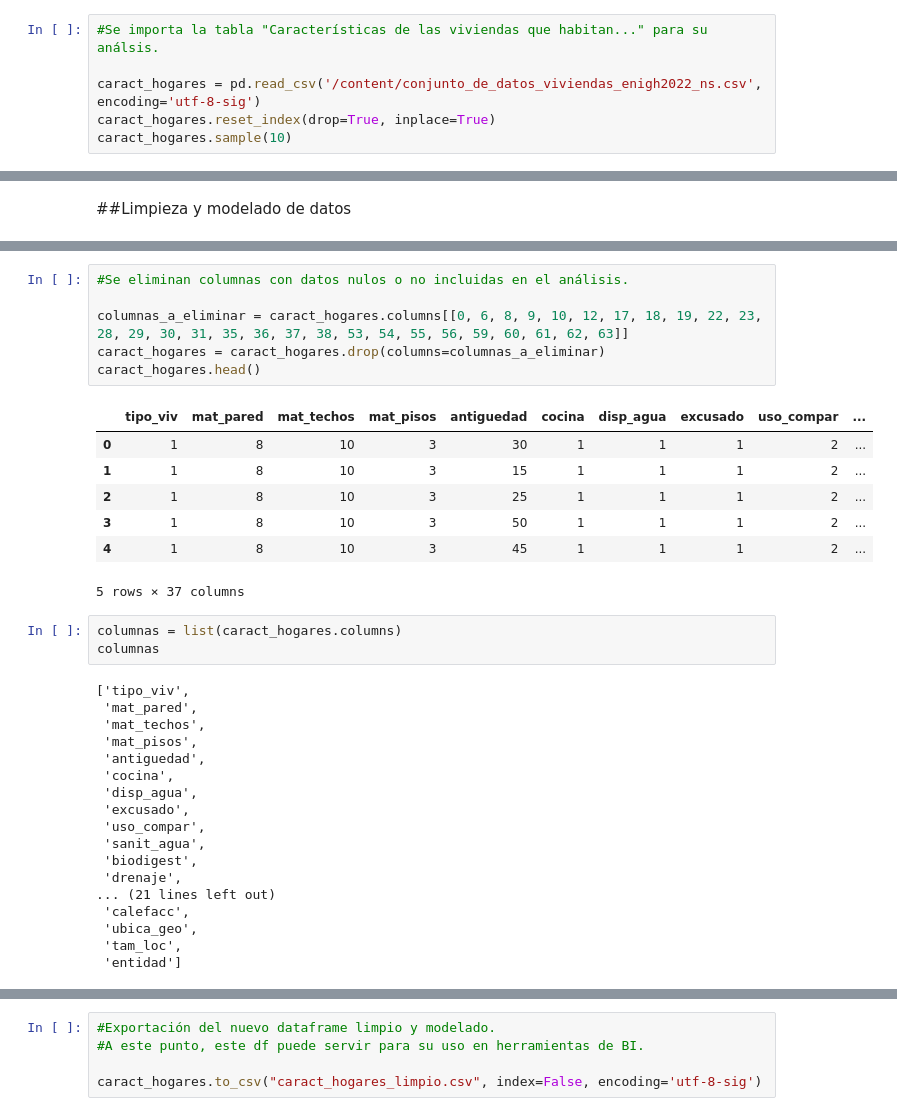
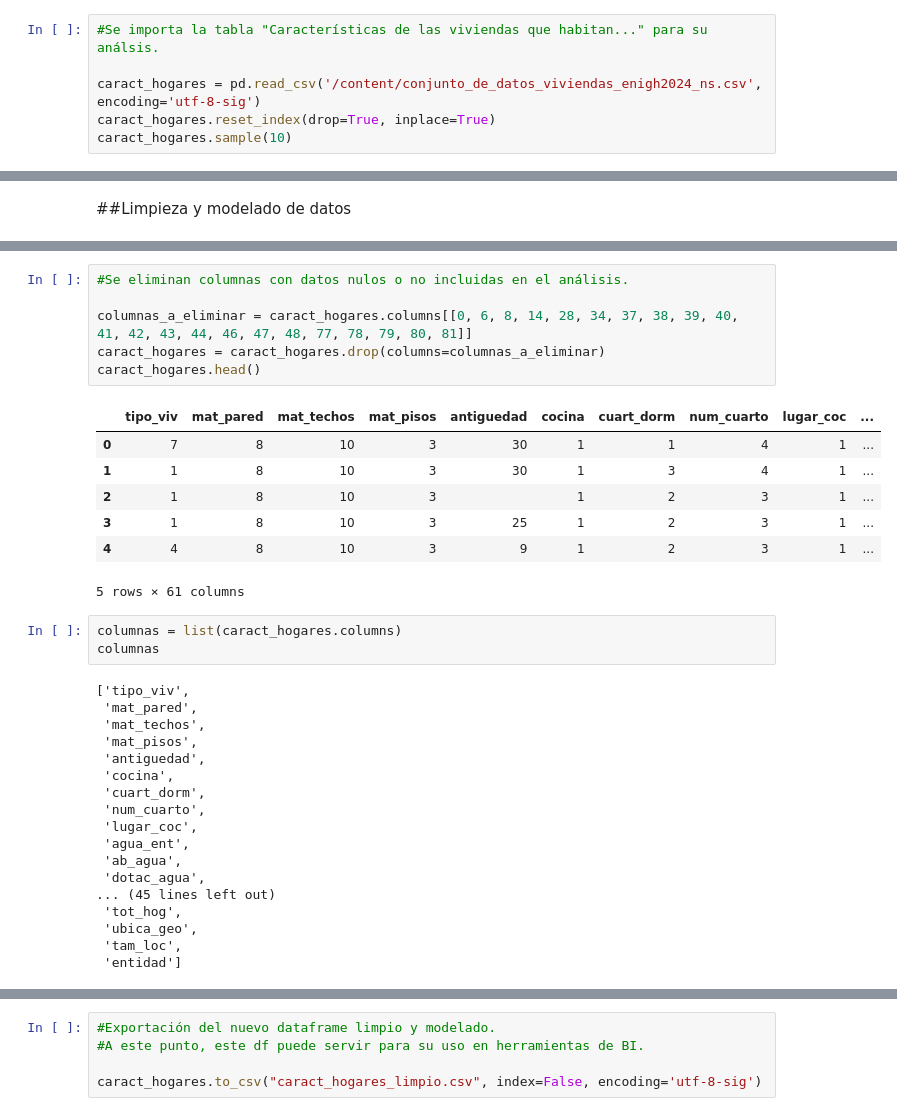
Before and after one commit to zenyonki/enigh_caract_hogares, a Jupyter notebook: enigh_caract_hogares.ipynb, the cells around one changed output, grey strips where cells are left out. Drawn from its saved outputs; the diff is of its cells as text.

```diff
--- a/enigh_caract_hogares.ipynb
+++ b/enigh_caract_hogares.ipynb
@@ -40,7 +40,7 @@ indice_tablas
 # %%
 #Se importa la tabla "Características de las viviendas que habitan..." para su análsis.
 
-caract_hogares = pd.read_csv('/content/conjunto_de_datos_viviendas_enigh2022_ns.csv', encoding='utf-8-sig')
+caract_hogares = pd.read_csv('/content/conjunto_de_datos_viviendas_enigh2024_ns.csv', encoding='utf-8-sig')
 caract_hogares.reset_index(drop=True, inplace=True)
 caract_hogares.sample(10)
 # %% [output]
@@ -164,17 +164,17 @@ caract_hogares.sample(10)
 # %%
 #Se eliminan columnas con datos nulos o no incluidas en el análisis.
 
-columnas_a_eliminar = caract_hogares.columns[[0, 6, 8, 9, 10, 12, 17, 18, 19, 22, 23, 28, 29, 30, 31, 35, 36, 37, 38, 53, 54, 55, 56, 59, 60, 61, 62, 63]]
+columnas_a_eliminar = caract_hogares.columns[[0, 6, 8, 14, 28, 34, 37, 38, 39, 40, 41, 42, 43, 44, 46, 47, 48, 77, 78, 79, 80, 81]]
 caract_hogares = caract_hogares.drop(columns=columnas_a_eliminar)
 caract_hogares.head()
 # %% [output]
-|  | tipo_viv | mat_pared | mat_techos | mat_pisos | antiguedad | cocina | disp_agua | excusado | uso_compar | ... |
-| 0 | 1 | 8 | 10 | 3 | 30 | 1 | 1 | 1 | 2 | ... |
-| 1 | 1 | 8 | 10 | 3 | 15 | 1 | 1 | 1 | 2 | ... |
-| 2 | 1 | 8 | 10 | 3 | 25 | 1 | 1 | 1 | 2 | ... |
-| 3 | 1 | 8 | 10 | 3 | 50 | 1 | 1 | 1 | 2 | ... |
-| 4 | 1 | 8 | 10 | 3 | 45 | 1 | 1 | 1 | 2 | ... |
+|  | tipo_viv | mat_pared | mat_techos | mat_pisos | antiguedad | cocina | cuart_dorm | num_cuarto | lugar_coc | ... |
+| 0 | 7 | 8 | 10 | 3 | 30 | 1 | 1 | 4 | 1 | ... |
+| 1 | 1 | 8 | 10 | 3 | 30 | 1 | 3 | 4 | 1 | ... |
+| 2 | 1 | 8 | 10 | 3 |  | 1 | 2 | 3 | 1 | ... |
+| 3 | 1 | 8 | 10 | 3 | 25 | 1 | 2 | 3 | 1 | ... |
+| 4 | 4 | 8 | 10 | 3 | 9 | 1 | 2 | 3 | 1 | ... |
-5 rows × 37 columns
+5 rows × 61 columns
 # %%
 columnas = list(caract_hogares.columns)
 columnas
@@ -185,14 +185,14 @@ columnas
  'mat_pisos',
  'antiguedad',
  'cocina',
- 'disp_agua',
- 'excusado',
- 'uso_compar',
- 'sanit_agua',
- 'biodigest',
- 'drenaje',
-... (21 lines left out)
- 'calefacc',
+ 'cuart_dorm',
+ 'num_cuarto',
+ 'lugar_coc',
+ 'agua_ent',
+ 'ab_agua',
+ 'dotac_agua',
+... (45 lines left out)
+ 'tot_hog',
  'ubica_geo',
  'tam_loc',
  'entidad']
```
Also changed, not shown: parts of 8 cells of this notebook.
